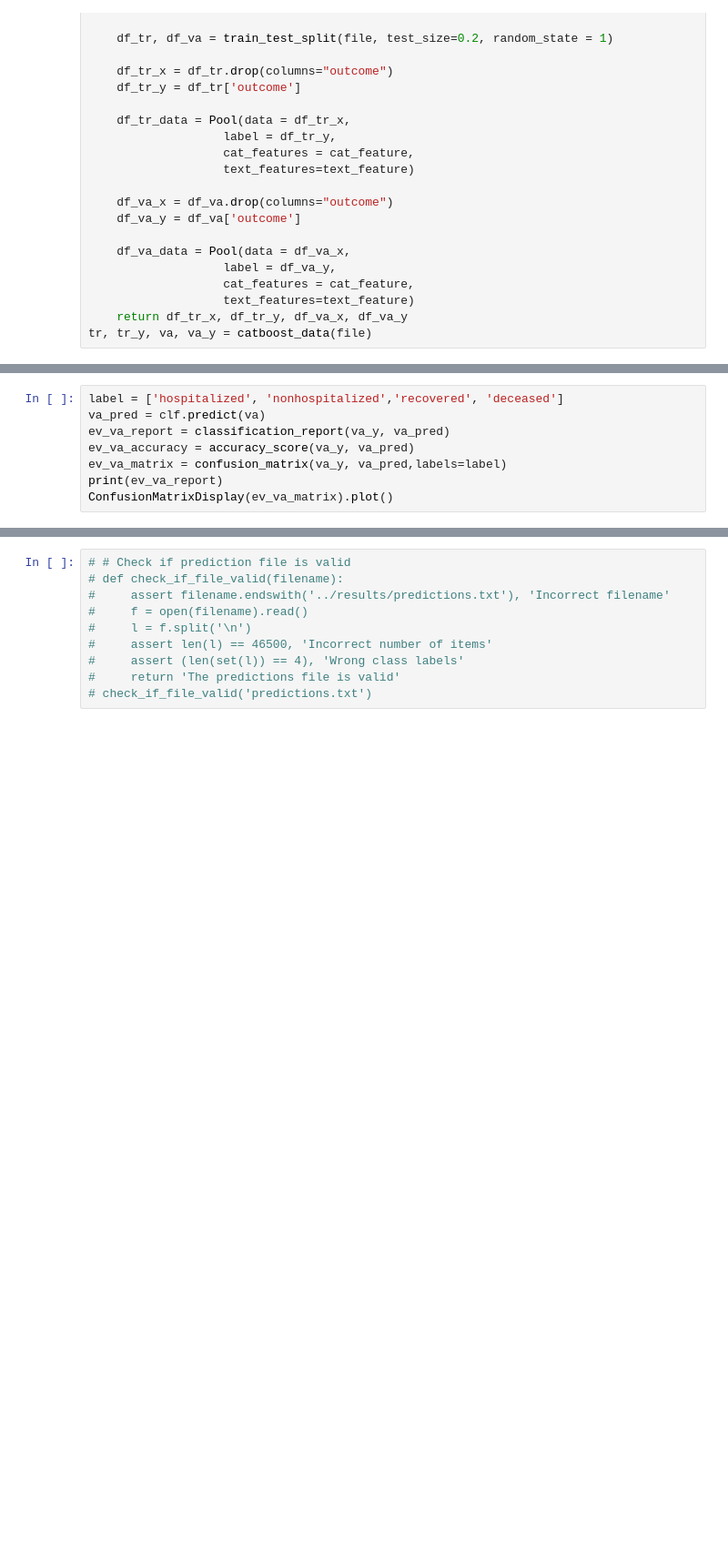
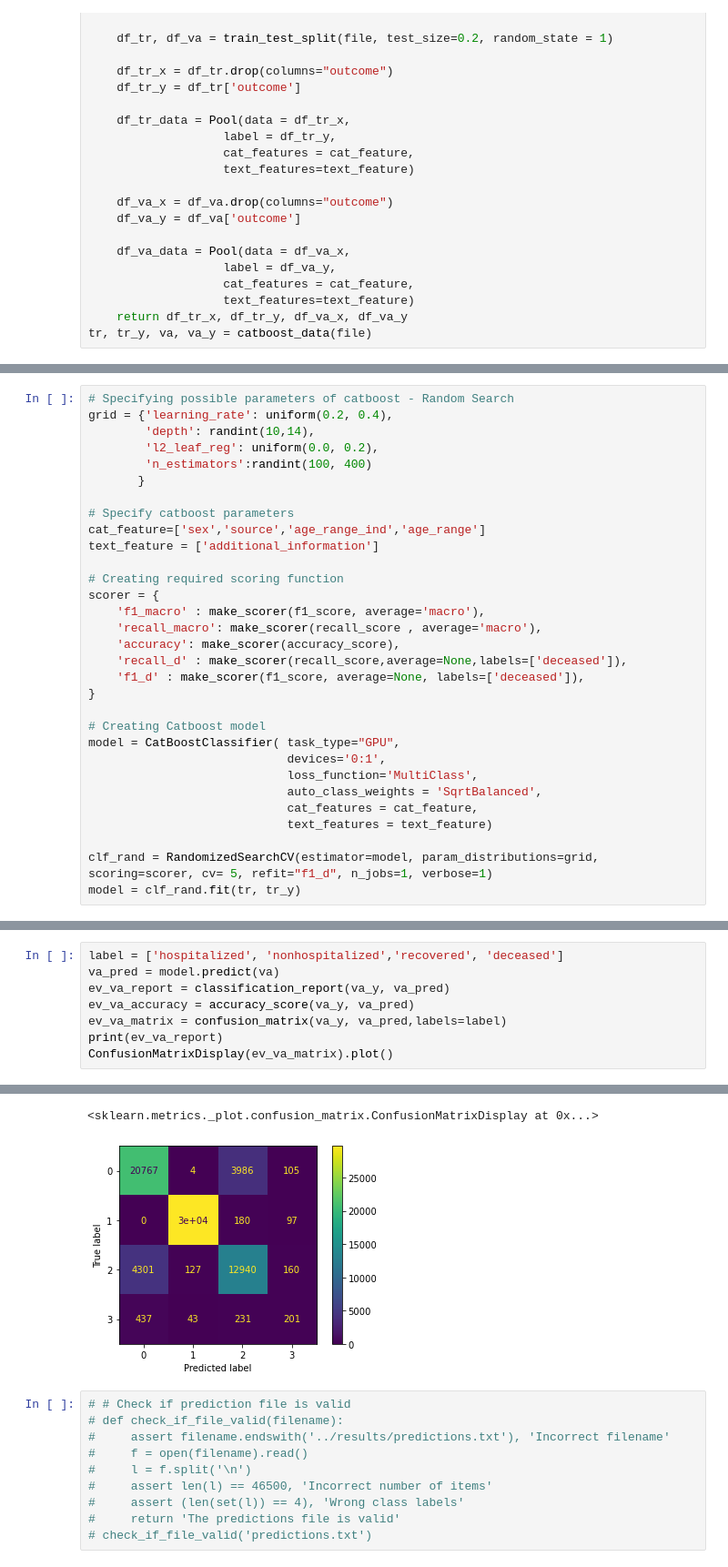
Before and after one commit to Timothy318/Covid-19DataMining, a Jupyter notebook: src/Catboost_Tuning.ipynb, the cells around one changed output, grey strips where cells are left out. Shown: that part at 91% size. Drawn from its saved outputs; the diff is of its cells as text; blank space fills up the shorter version.

Commit message:
Randomized Search

```diff
--- a/src/Catboost_Tuning.ipynb
+++ b/src/Catboost_Tuning.ipynb
@@ -82,0 +53,31 @@ clf = clf_grid.fit(tr, tr_y)
+# %%
+# Specifying possible parameters of catboost - Random Search
+grid = {'learning_rate': uniform(0.2, 0.4),
+        'depth': randint(10,14),
+        'l2_leaf_reg': uniform(0.0, 0.2),
+        'n_estimators':randint(100, 400)
+       }
+
+# Specify catboost parameters
+cat_feature=['sex','source','age_range_ind','age_range']
+text_feature = ['additional_information']
+
+# Creating required scoring function
+scorer = {
+    'f1_macro' : make_scorer(f1_score, average='macro'),
+    'recall_macro': make_scorer(recall_score , average='macro'),
+    'accuracy': make_scorer(accuracy_score),
+    'recall_d' : make_scorer(recall_score,average=None,labels=['deceased']),
+    'f1_d' : make_scorer(f1_score, average=None, labels=['deceased']),
+}
+
+# Creating Catboost model
+model = CatBoostClassifier( task_type="GPU",
+                            devices='0:1',
+                            loss_function='MultiClass',
+                            auto_class_weights = 'SqrtBalanced',
+                            cat_features = cat_feature,
+                            text_features = text_feature)
+
+clf_rand = RandomizedSearchCV(estimator=model, param_distributions=grid, scoring=scorer, cv= 5, refit="f1_d", n_jobs=1, verbose=1)
+model = clf_rand.fit(tr, tr_y)
@@ -98,8 +123,9 @@ df
 # %%
 label = ['hospitalized', 'nonhospitalized','recovered', 'deceased']
-va_pred = clf.predict(va)
+va_pred = model.predict(va)
 ev_va_report = classification_report(va_y, va_pred)
 ev_va_accuracy = accuracy_score(va_y, va_pred)
 ev_va_matrix = confusion_matrix(va_y, va_pred,labels=label)
 print(ev_va_report)
 ConfusionMatrixDisplay(ev_va_matrix).plot()
+# %% [output]
@@ -106,3 +142,5 @@ ConfusionMatrixDisplay(ev_va_matrix).plot()
+<sklearn.metrics._plot.confusion_matrix.ConfusionMatrixDisplay at 0x...>
+[figure, added]
 # %%
 # # Check if prediction file is valid
 # def check_if_file_valid(filename):
```
Also changed, not shown: parts of 7 cells of this notebook, 12 other files.
